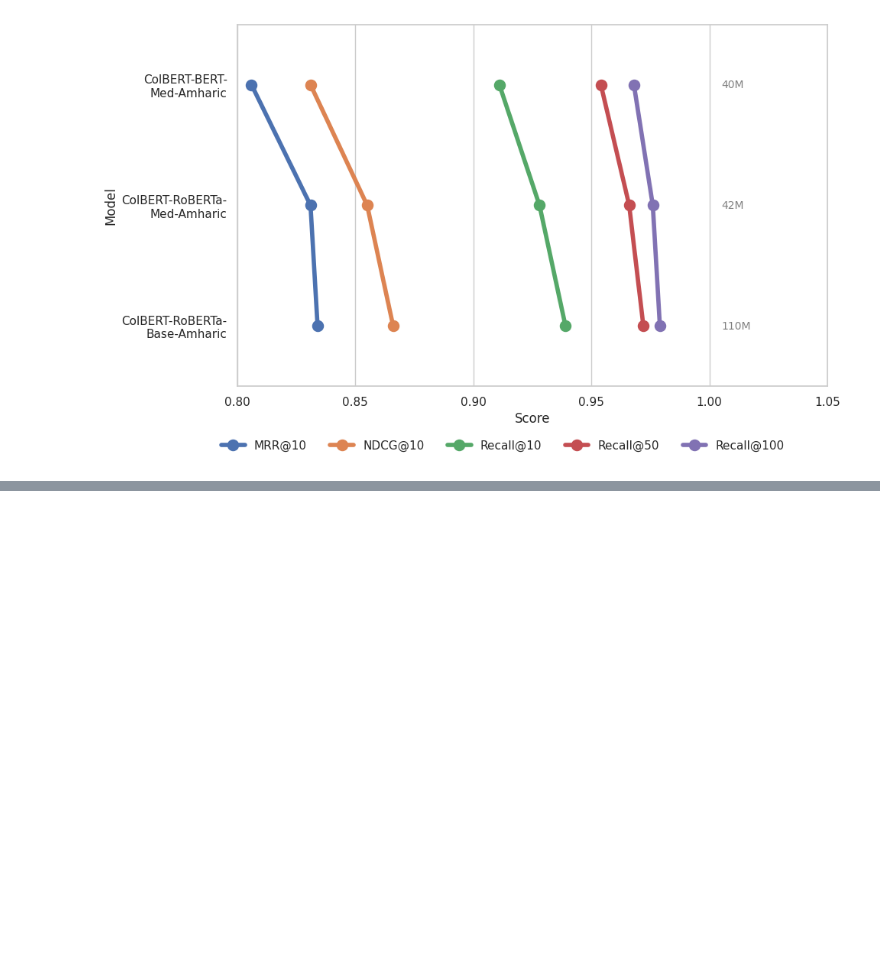
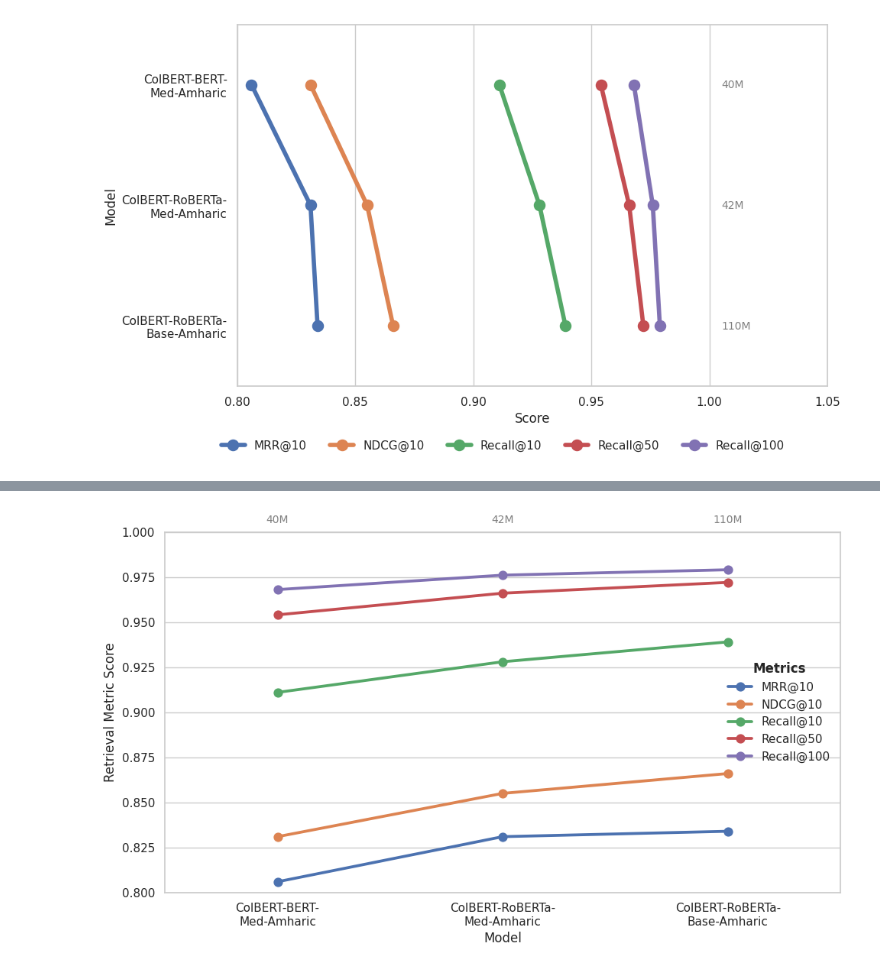
Before and after one commit to kidist-amde/amharic-ir-benchmarks, a Jupyter notebook: notebooks/analysis_colbert_model_comparison.ipynb, the cells around one changed output, grey strips where cells are left out. Cells and saved outputs as stored; diff of their text form; code cells hidden in the pictures; blank space fills up the shorter version.

```diff
--- a/notebooks/analysis_colbert_model_comparison.ipynb
+++ b/notebooks/analysis_colbert_model_comparison.ipynb
@@ -247,0 +366,58 @@ plt.close()
+# %%
+import matplotlib.pyplot as plt
+import seaborn as sns
+import pandas as pd
+
+# Data
+models = [
+    "ColBERT-BERT-\nMed-Amharic",
+    "ColBERT-RoBERTa-\nMed-Amharic",
+    "ColBERT-RoBERTa-\nBase-Amharic"
+]
+params = [40, 42, 110]
+mrr = [0.806, 0.831, 0.834]
+ndcg = [0.831, 0.855, 0.866]
+recall10 = [0.911, 0.928, 0.939]
+recall50 = [0.954, 0.966, 0.972]
+recall100 = [0.968, 0.976, 0.979]
+
+# DataFrame
+dot_df = pd.DataFrame({
+    'Model': models,
+    'MRR@10': mrr,
+    'NDCG@10': ndcg,
+    'Recall@10': recall10,
+    'Recall@50': recall50,
+    'Recall@100': recall100,
+    'Params': params
+})
+
+# Sort by Params ascending and set ordered categorical for x-axis
+dot_df['Model'] = pd.Categorical(dot_df['Model'],
+                                 categories=[x for _, x in sorted(zip(params, models), reverse=False)],
+                                 ordered=True)
+
+# Melt
+dot_melted = dot_df.melt(id_vars=['Model', 'Params'], var_name='Metric', value_name='Score')
+
+# Plot with swapped axes
+plt.figure(figsize=(10, 6))
+sns.pointplot(data=dot_melted, x='Model', y='Score', hue='Metric', markers="o")
+
+# Annotate Params
+xticks = plt.gca().get_xticks()
+for i, model in enumerate(dot_df['Model'].cat.categories):
+    param_val = dot_df.loc[dot_df['Model'] == model, 'Params'].values[0]
+    plt.text(i, 1.005, f"{param_val}M", ha='center', fontsize=10, color='gray')
+
+plt.xlabel("Model")
+plt.ylabel("Retrieval Metric Score")
+plt.ylim(0.80, 1.00)
+legend = plt.legend(title='Metrics', loc='center right', frameon=False)
+legend.get_title().set_fontweight('bold')
+plt.tight_layout()
+plt.savefig("dotlineplot_colbert_amharic_models_swapped_axes.pdf", format="pdf", dpi=300)
+plt.show()
+plt.close()
+# %% [output]
+[figure, added]
```
Also changed, not shown: parts of 2 cells of this notebook, 2 other files.
